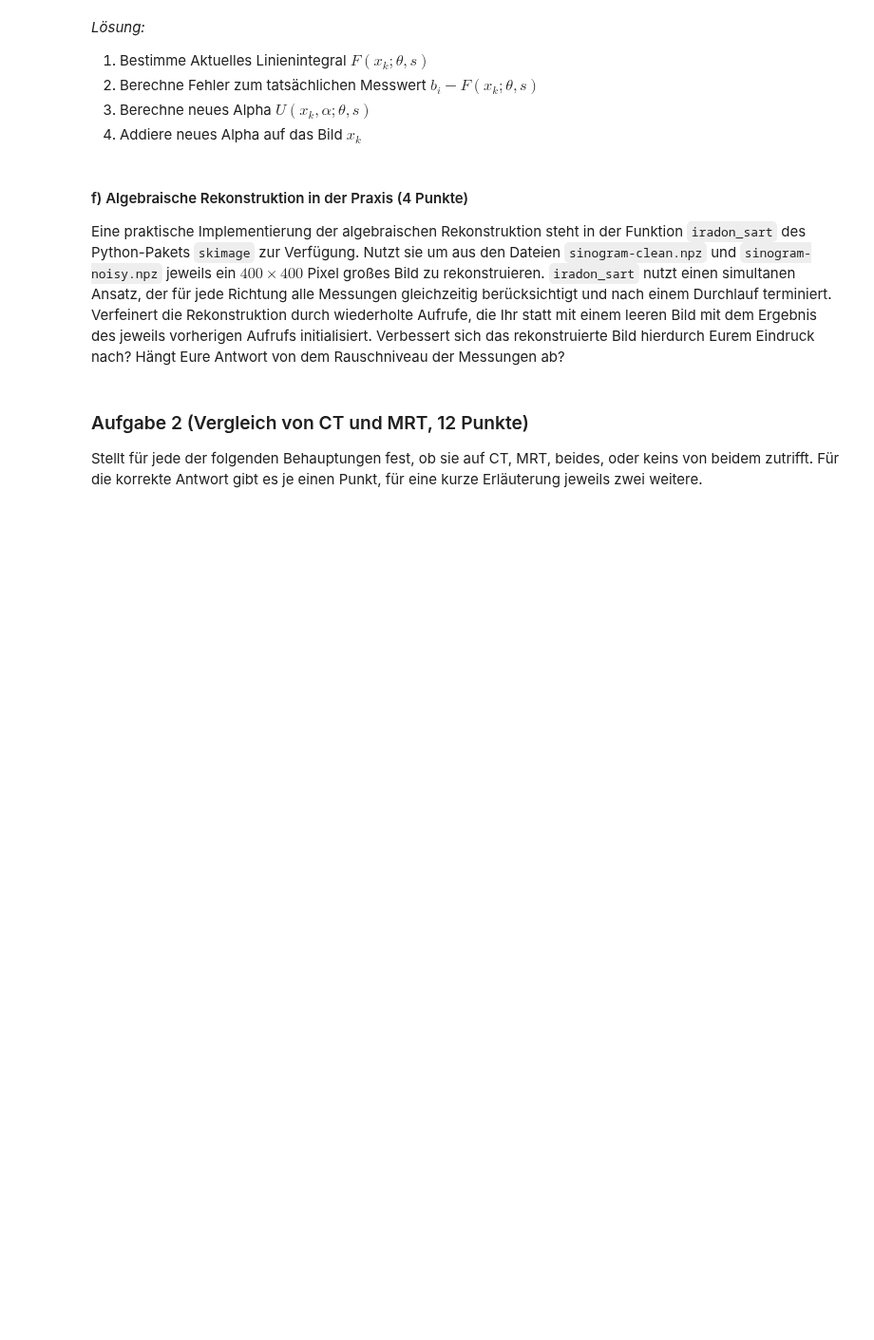
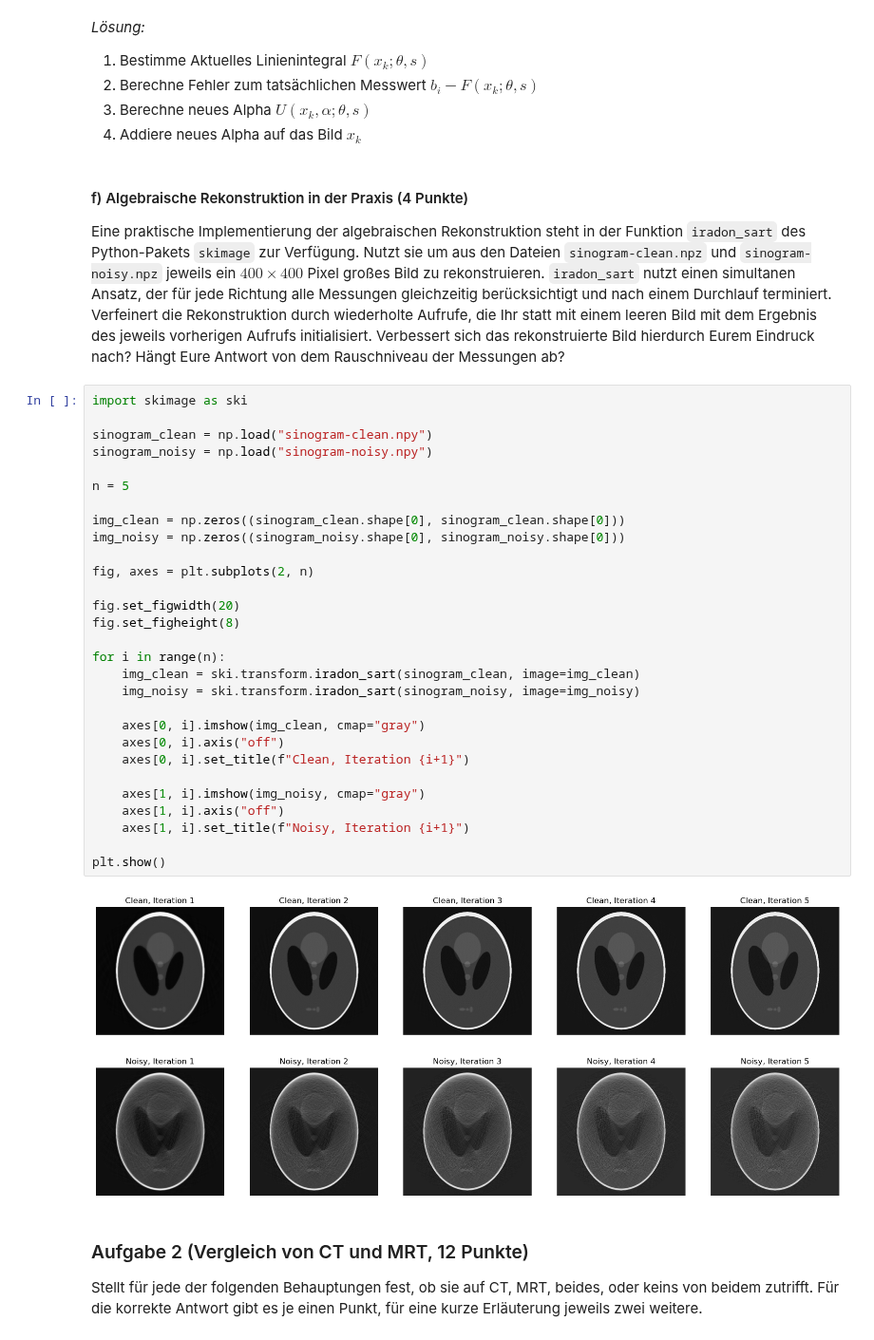
Before and after one commit to TimNogga/MedizinischeBildAnalyseBonn, a Jupyter notebook: mba-06/mba-06.ipynb, the cells around one changed output. Shown at 95% size. Drawn from its saved outputs; the diff is of its cells as text; blank space fills up the shorter version.

```diff
--- a/mba-06/mba-06.ipynb
+++ b/mba-06/mba-06.ipynb
@@ -181,6 +181,37 @@ _Lösung:_
 
 Eine praktische Implementierung der algebraischen Rekonstruktion steht in der Funktion `iradon_sart` des Python-Pakets `skimage` zur Verfügung. Nutzt sie um aus den Dateien `sinogram-clean.npz` und `sinogram-noisy.npz` jeweils ein $400\times 400$ Pixel großes Bild zu rekonstruieren.
 `iradon_sart` nutzt einen simultanen Ansatz, der für jede Richtung alle Messungen gleichzeitig berücksichtigt und nach einem Durchlauf terminiert. Verfeinert die Rekonstruktion durch wiederholte Aufrufe, die Ihr statt mit einem leeren Bild mit dem Ergebnis des jeweils vorherigen Aufrufs initialisiert. Verbessert sich das rekonstruierte Bild hierdurch Eurem Eindruck nach? Hängt Eure Antwort von dem Rauschniveau der Messungen ab?
+# %%
+import skimage as ski
+
+sinogram_clean = np.load("sinogram-clean.npy")
+sinogram_noisy = np.load("sinogram-noisy.npy")
+
+n = 5
+
+img_clean = np.zeros((sinogram_clean.shape[0], sinogram_clean.shape[0]))
+img_noisy = np.zeros((sinogram_noisy.shape[0], sinogram_noisy.shape[0]))
+
+fig, axes = plt.subplots(2, n)
+
+fig.set_figwidth(20)
+fig.set_figheight(8)
+
+for i in range(n):
+    img_clean = ski.transform.iradon_sart(sinogram_clean, image=img_clean)
+    img_noisy = ski.transform.iradon_sart(sinogram_noisy, image=img_noisy)
+
+    axes[0, i].imshow(img_clean, cmap="gray")
+    axes[0, i].axis("off")
+    axes[0, i].set_title(f"Clean, Iteration {i+1}")
+
+    axes[1, i].imshow(img_noisy, cmap="gray")
+    axes[1, i].axis("off")
+    axes[1, i].set_title(f"Noisy, Iteration {i+1}")
+
+plt.show()
+# %% [output]
+[figure, added]
 # %% [markdown]
 ### Aufgabe 2 (Vergleich von CT und MRT, 12 Punkte)
 Stellt für jede der folgenden Behauptungen fest, ob sie auf CT, MRT, beides, oder keins von beidem zutrifft. Für die korrekte Antwort gibt es je einen Punkt, für eine kurze Erläuterung jeweils zwei weitere.
```
